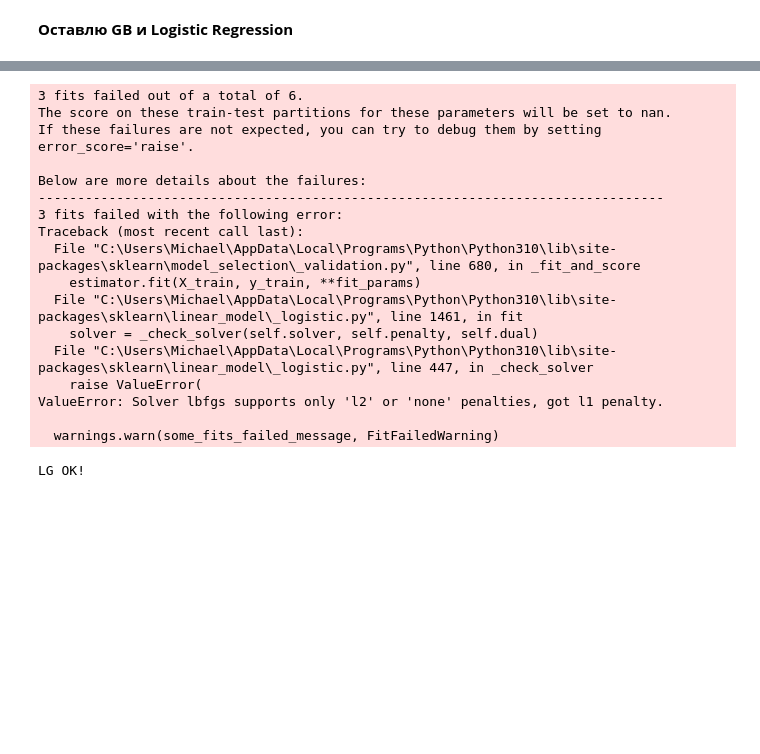
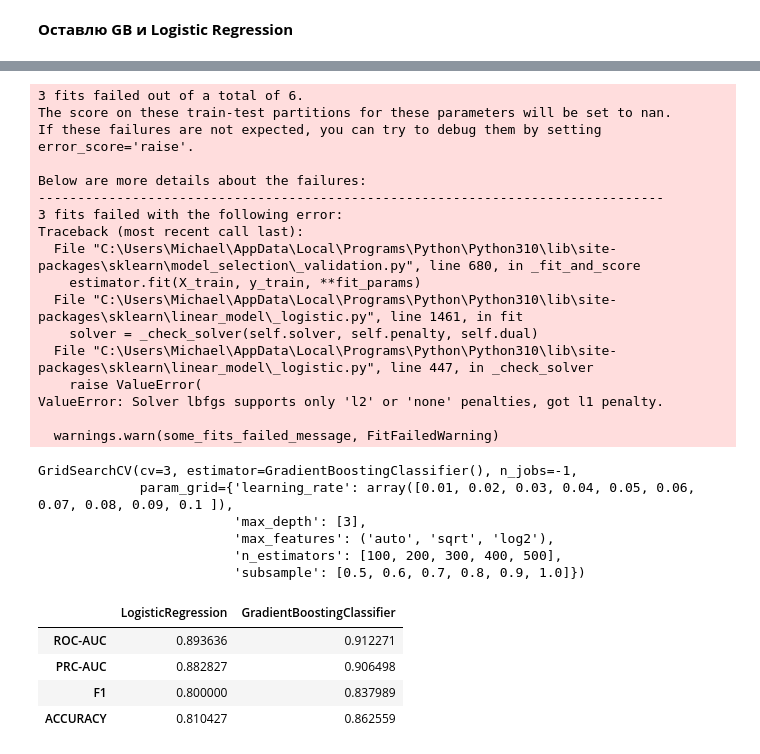
Before and after one commit to Tokey256/kaggle-projects, a Jupyter notebook: Titanic/titanic.ipynb, the cells around one changed output, grey strips where cells are left out. Saved outputs shown, nothing was run; the diff lists cells and outputs as text; code cells hidden in the pictures; blank space fills up the shorter version.

```diff
--- a/Titanic/titanic.ipynb
+++ b/Titanic/titanic.ipynb
@@ -554,8 +545,9 @@ lg_param_grid = {
 gb_praamgird = {
     'n_estimators': [100, 200, 300, 400, 500],
     'subsample': [i/10 for i in range(5, 11)],
-    'max_depth': [i for i in range(2, 7)],
-    'max_features': ('auto', 'sqrt', 'log2')
+    'max_depth': [3],
+    'max_features': ('auto', 'sqrt', 'log2'),
+    'learning_rate': np.linspace(0.01, 0.1, 10)
 }
 # %%
 best_lg = GridSearchCV(
@@ -572,9 +564,7 @@ best_gb = GridSearchCV(
     n_jobs=-1)
 # %%
 best_lg.fit(X_train, y_train)
-print('LG OK!')
 best_gb.fit(X_train, y_train)
-print('GB OK!')
 # %% [output]
 3 fits failed out of a total of 6.
 The score on these train-test partitions for these parameters will be set to nan.
@@ -593,4 +583,40 @@ Traceback (most recent call last):
 ValueError: Solver lbfgs supports only 'l2' or 'none' penalties, got l1 penalty.
 
   warnings.warn(some_fits_failed_message, FitFailedWarning)
-LG OK!
+GridSearchCV(cv=3, estimator=GradientBoostingClassifier(), n_jobs=-1,
+             param_grid={'learning_rate': array([0.01, 0.02, 0.03, 0.04, 0.05, 0.06, 0.07, 0.08, 0.09, 0.1 ]),
+                         'max_depth': [3],
+                         'max_features': ('auto', 'sqrt', 'log2'),
+                         'n_estimators': [100, 200, 300, 400, 500],
+                         'subsample': [0.5, 0.6, 0.7, 0.8, 0.9, 1.0]})
+# %%
+best_models_name = (
+    'LogisticRegression',
+    'GradientBoostingClassifier'
+)
+best_proba_tuple = (
+    best_lg.best_estimator_.predict_proba(X_test)[:, 1],
+    best_gb.best_estimator_.predict_proba(X_test)[:, 1]
+)
+best_predict_tuple = (
+    best_lg.best_estimator_.predict(X_test),
+    best_gb.best_estimator_.predict(X_test)
+)
+# %%
+metrics_df_best = pd.DataFrame(columns=best_models_name, index=index_tuple, dtype=float)
+for proba, name in zip(best_proba_tuple, best_models_name):
+    metrics_df_best[name]['ROC-AUC'] = roc_auc_score(y_true=y_test, y_score=proba)
+for proba, name in zip(best_proba_tuple, best_models_name):
+    metrics_df_best[name]['PRC-AUC'] = average_precision_score(y_true=y_test, y_score=proba)
+for pred, name in zip(best_predict_tuple, best_models_name):
+    metrics_df_best[name]['F1'] = f1_score(y_true=y_test, y_pred=pred)
+for pred, name in zip(best_predict_tuple, best_models_name):
+    metrics_df_best[name]['ACCURACY'] = accuracy_score(y_true=y_test, y_pred=pred)
+# %%
+metrics_df_best
+# %% [output]
+|  | LogisticRegression | GradientBoostingClassifier |
+| ROC-AUC | 0.893636 | 0.912271 |
+| PRC-AUC | 0.882827 | 0.906498 |
+| F1 | 0.800000 | 0.837989 |
+| ACCURACY | 0.810427 | 0.862559 |
```
Also changed, not shown: parts of 10 cells of this notebook.
